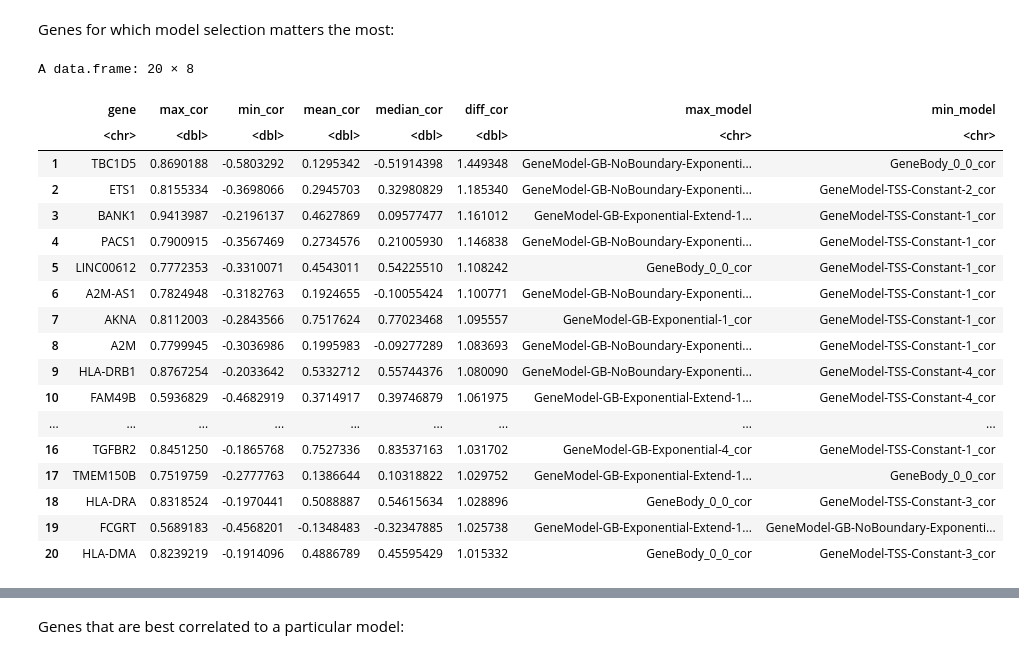
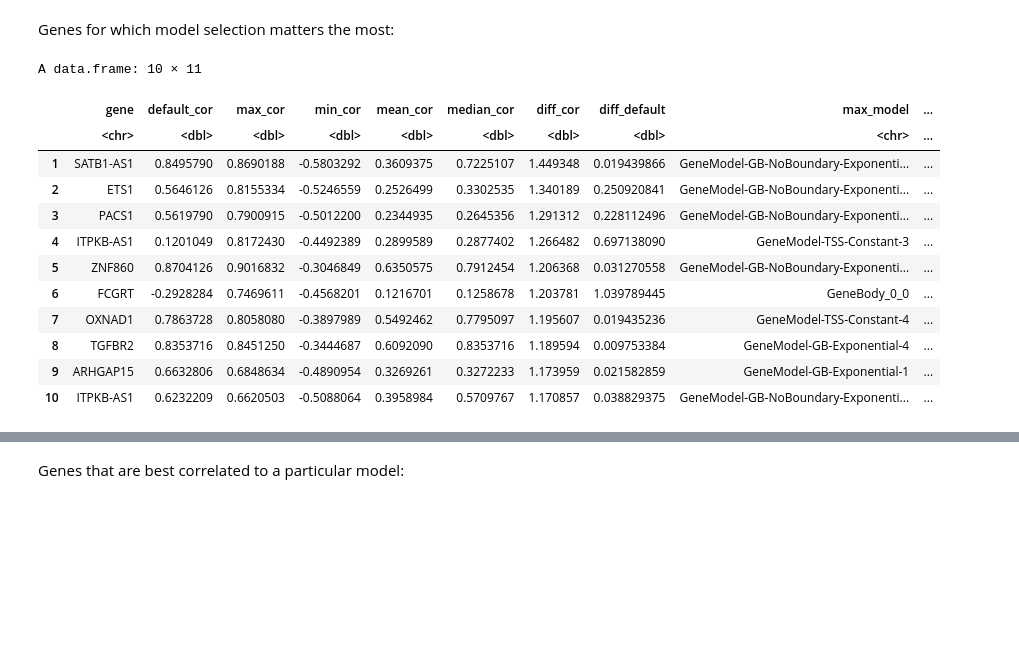
Before and after one commit to aifimmunology/ArchR_2020, a Jupyter notebook: Code/03_compare_scores.ipynb, the cells around one changed output, grey strips where cells are left out. Cells and saved outputs as stored; diff of their text form; code cells hidden in the pictures; blank space fills up the shorter version.

```diff
--- a/Code/03_compare_scores.ipynb
+++ b/Code/03_compare_scores.ipynb
@@ -5,0 +12,4 @@ quiet_library(matrixStats)
+# %%
+rna_mat <- do.call(cbind, map(h5_files, read_h5_dgCMatrix))
+rna_so <- CreateSeuratObject(rna_mat)
+rna_so <- NormalizeData(rna_so)
@@ -5,0 +19,5 @@ quiet_library(matrixStats)
+# %%
+rna_so <- FindVariableFeatures(rna_so, nfeatures = 4000)
+# %%
+var_genes <- VariableFeatures(rna_so)
+str(var_genes)
@@ -40,36 +48,33 @@ res_mat[is.na(res_mat)] <- 0
 ### For each gene, which model works best/worst
 # %%
 cor_df <- data.frame(gene = rownames(res_mat),
+                     default_cor = res_mat[,default_model],
                      max_cor = rowMaxs(res_mat),
                      min_cor = rowMins(res_mat),
                      mean_cor = rowMeans(res_mat),
                      median_cor = rowMedians(res_mat),
                      diff_cor = rowMaxs(res_mat) - rowMins(res_mat),
+                     diff_default = rowMaxs(res_mat) - res_mat[,default_model],
                      max_model = apply(res_mat, 1, function(x) { colnames(res_mat)[which.max(x)] }),
-                     min_model = apply(res_mat, 1, function(x) { colnames(res_mat)[which.min(x)] }))
+                     min_model = apply(res_mat, 1, function(x) { colnames(res_mat)[which.min(x)] }),
+                     seurat_var_gene = rownames(res_mat) %in% var_genes)
 # %% [markdown]
 Genes for which model selection matters the most:
 # %%
 cor_df %>%
   arrange(desc(diff_cor)) %>%
-  head(20)
+  head(10)
 # %% [output]
-A data.frame: 20 × 8
+A data.frame: 10 × 11
-|  | gene | max_cor | min_cor | mean_cor | median_cor | diff_cor | max_model | min_model |
-|  | <chr> | <dbl> | <dbl> | <dbl> | <dbl> | <dbl> | <chr> | <chr> |
-| 1 | TBC1D5 | 0.8690188 | -0.5803292 | 0.1295342 | -0.51914398 | 1.449348 | GeneModel-GB-NoBoundary-Exponenti... | GeneBody_0_0_cor |
-| 2 | ETS1 | 0.8155334 | -0.3698066 | 0.2945703 | 0.32980829 | 1.185340 | GeneModel-GB-NoBoundary-Exponenti... | GeneModel-TSS-Constant-2_cor |
-| 3 | BANK1 | 0.9413987 | -0.2196137 | 0.4627869 | 0.09577477 | 1.161012 | GeneModel-GB-Exponential-Extend-1... | GeneModel-TSS-Constant-1_cor |
-| 4 | PACS1 | 0.7900915 | -0.3567469 | 0.2734576 | 0.21005930 | 1.146838 | GeneModel-GB-NoBoundary-Exponenti... | GeneModel-TSS-Constant-1_cor |
-| 5 | LINC00612 | 0.7772353 | -0.3310071 | 0.4543011 | 0.54225510 | 1.108242 | GeneBody_0_0_cor | GeneModel-TSS-Constant-1_cor |
-| 6 | A2M-AS1 | 0.7824948 | -0.3182763 | 0.1924655 | -0.10055424 | 1.100771 | GeneModel-GB-NoBoundary-Exponenti... | GeneModel-TSS-Constant-1_cor |
-| 7 | AKNA | 0.8112003 | -0.2843566 | 0.7517624 | 0.77023468 | 1.095557 | GeneModel-GB-Exponential-1_cor | GeneModel-TSS-Constant-1_cor |
-| 8 | A2M | 0.7799945 | -0.3036986 | 0.1995983 | -0.09277289 | 1.083693 | GeneModel-GB-NoBoundary-Exponenti... | GeneModel-TSS-Constant-1_cor |
-| 9 | HLA-DRB1 | 0.8767254 | -0.2033642 | 0.5332712 | 0.55744376 | 1.080090 | GeneModel-GB-NoBoundary-Exponenti... | GeneModel-TSS-Constant-4_cor |
-| 10 | FAM49B | 0.5936829 | -0.4682919 | 0.3714917 | 0.39746879 | 1.061975 | GeneModel-GB-Exponential-Extend-1... | GeneModel-TSS-Constant-4_cor |
-| ... | ... | ... | ... | ... | ... | ... | ... | ... |
-| 16 | TGFBR2 | 0.8451250 | -0.1865768 | 0.7527336 | 0.83537163 | 1.031702 | GeneModel-GB-Exponential-4_cor | GeneModel-TSS-Constant-1_cor |
-| 17 | TMEM150B | 0.7519759 | -0.2777763 | 0.1386644 | 0.10318822 | 1.029752 | GeneModel-GB-Exponential-Extend-1... | GeneBody_0_0_cor |
-| 18 | HLA-DRA | 0.8318524 | -0.1970441 | 0.5088887 | 0.54615634 | 1.028896 | GeneBody_0_0_cor | GeneModel-TSS-Constant-3_cor |
-| 19 | FCGRT | 0.5689183 | -0.4568201 | -0.1348483 | -0.32347885 | 1.025738 | GeneModel-GB-Exponential-Extend-1... | GeneModel-GB-NoBoundary-Exponenti... |
-| 20 | HLA-DMA | 0.8239219 | -0.1914096 | 0.4886789 | 0.45595429 | 1.015332 | GeneBody_0_0_cor | GeneModel-TSS-Constant-3_cor |
+|  | gene | default_cor | max_cor | min_cor | mean_cor | median_cor | diff_cor | diff_default | max_model | ... |
+|  | <chr> | <dbl> | <dbl> | <dbl> | <dbl> | <dbl> | <dbl> | <dbl> | <chr> | ... |
+| 1 | SATB1-AS1 | 0.8495790 | 0.8690188 | -0.5803292 | 0.3609375 | 0.7225107 | 1.449348 | 0.019439866 | GeneModel-GB-NoBoundary-Exponenti... | ... |
+| 2 | ETS1 | 0.5646126 | 0.8155334 | -0.5246559 | 0.2526499 | 0.3302535 | 1.340189 | 0.250920841 | GeneModel-GB-NoBoundary-Exponenti... | ... |
+| 3 | PACS1 | 0.5619790 | 0.7900915 | -0.5012200 | 0.2344935 | 0.2645356 | 1.291312 | 0.228112496 | GeneModel-GB-NoBoundary-Exponenti... | ... |
+| 4 | ITPKB-AS1 | 0.1201049 | 0.8172430 | -0.4492389 | 0.2899589 | 0.2877402 | 1.266482 | 0.697138090 | GeneModel-TSS-Constant-3 | ... |
+| 5 | ZNF860 | 0.8704126 | 0.9016832 | -0.3046849 | 0.6350575 | 0.7912454 | 1.206368 | 0.031270558 | GeneModel-GB-NoBoundary-Exponenti... | ... |
+| 6 | FCGRT | -0.2928284 | 0.7469611 | -0.4568201 | 0.1216701 | 0.1258678 | 1.203781 | 1.039789445 | GeneBody_0_0 | ... |
+| 7 | OXNAD1 | 0.7863728 | 0.8058080 | -0.3897989 | 0.5492462 | 0.7795097 | 1.195607 | 0.019435236 | GeneModel-TSS-Constant-4 | ... |
+| 8 | TGFBR2 | 0.8353716 | 0.8451250 | -0.3444687 | 0.6092090 | 0.8353716 | 1.189594 | 0.009753384 | GeneModel-GB-Exponential-4 | ... |
+| 9 | ARHGAP15 | 0.6632806 | 0.6848634 | -0.4890954 | 0.3269261 | 0.3272233 | 1.173959 | 0.021582859 | GeneModel-GB-Exponential-1 | ... |
+| 10 | ITPKB-AS1 | 0.6232209 | 0.6620503 | -0.5088064 | 0.3958984 | 0.5709767 | 1.170857 | 0.038829375 | GeneModel-GB-NoBoundary-Exponenti... | ... |
```
Also changed, not shown: parts of 23 cells of this notebook, 16 other files.
